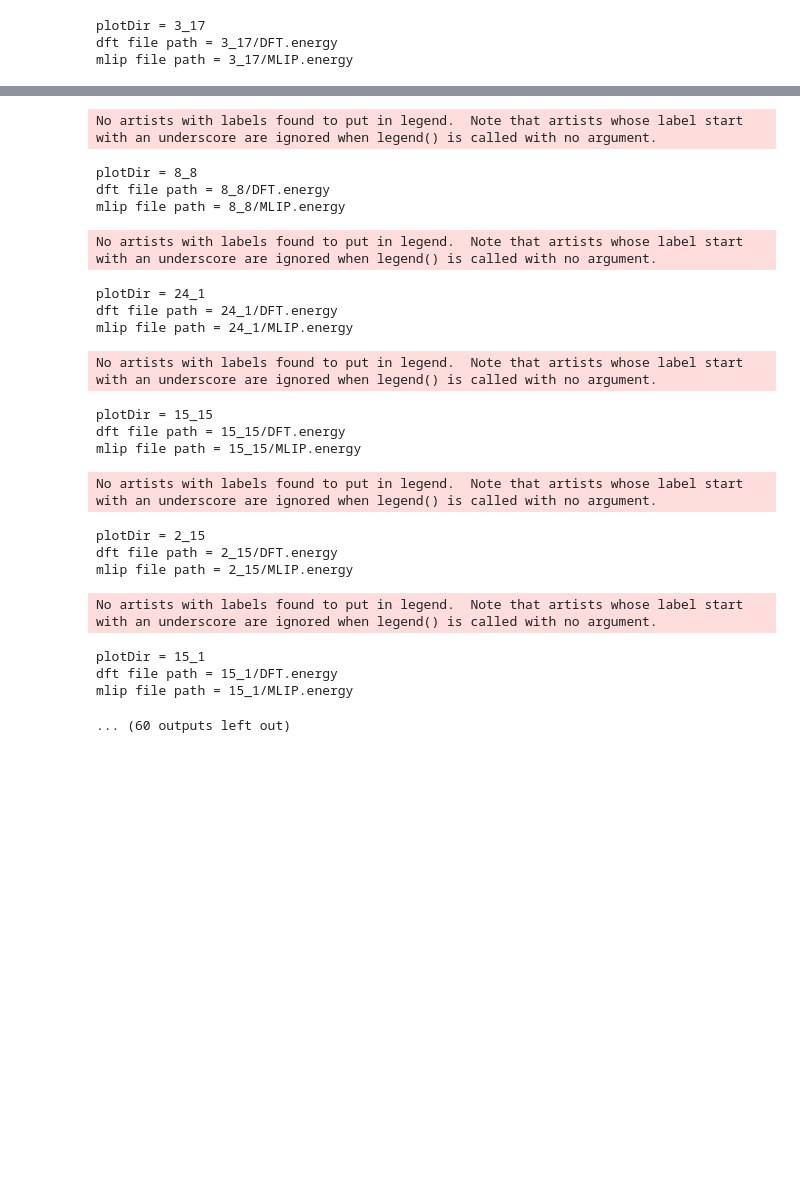
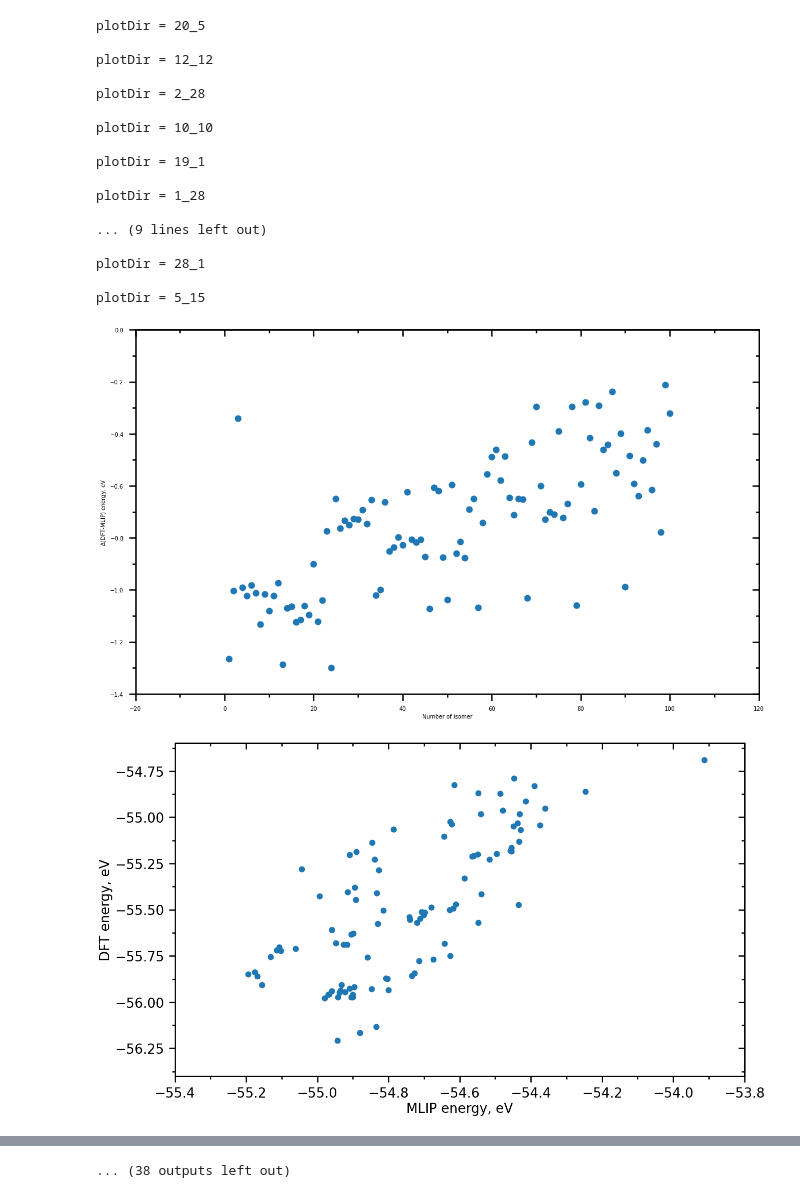
Before and after one commit to Mikluki/Plotting-projects, a Jupyter notebook: plotEnergy/validation/plot-DelteE-all.ipynb, the cells around one changed output, grey strips where cells are left out. Saved outputs shown, nothing was run; the diff lists cells and outputs as text; code cells hidden in the pictures; blank space fills up the shorter version.

```diff
--- a/plotEnergy/validation/plot-DelteE-all.ipynb
+++ b/plotEnergy/validation/plot-DelteE-all.ipynb
@@ -45,7 +45,7 @@ def read_file(fname): # read line after regex in file
         return np.asarray(data)
 
 
-def plot_in_dir(Samp):
+def plot_Delta_in_dir(Samp):
     plt.style.use('article-1x1.mplstyle')
     plt.rcParams.update(
         {'font.size': 26, 'lines.markersize': 22, 'lines.linewidth': 0, 'lines.marker': '.', })
@@ -63,8 +63,28 @@ def plot_in_dir(Samp):
     add_axes(ax, minor_locator=2)
     # ax.legend(framealpha=0)
 
-    name = os.path.join(Samp.dir,'%s-DeltaEnergy.png' % Samp.dir)
-    plt.savefig(name, facecolor='white', bbox_inches='tight')
+    path = os.path.join(Samp.dir,'%s-DeltaEnergy.png' % Samp.dir)
+    plt.savefig(path, facecolor='white', bbox_inches='tight')
+
+
+def plot_Energies_in_dir(Samp):
+    plt.style.use('article-1x1.mplstyle')
+    plt.rcParams.update(
+        {'font.size': 26, 'lines.markersize': 22, 'lines.linewidth': 0, 'lines.marker': '.', })
+
+    fig, ax = plt.subplots(figsize=(20, 12))
+
+    ax.plot(Samp.mlipEnergy, Samp.dftEnergy)
+
+    # ax.set_xlim(-10, 110)
+    # ax.set_ylim(0, None)
+    ax.set_ylabel(r'DFT energy, eV')
+    ax.set_xlabel(r'MLIP energy, eV')
+    add_axes(ax, minor_locator=2)
+    # ax.legend(framealpha=0)
+
+    path = os.path.join(Samp.dir, '%s-mlipE-dftE-vs.png' % Samp.dir)
+    plt.savefig(path, facecolor='white', bbox_inches='tight')
 # %%
 class Sample:
     # Constructor
@@ -140,5 +160,6 @@ Directories inside:
 # %%
 for pltDir in Dirs:
     Samp = Sample(pltDir)
-    plot_in_dir(Samp)
+    plot_Delta_in_dir(Samp)
+    plot_Energies_in_dir(Samp)
 # %% [output]
@@ -146,3 +183,19 @@ No artists with labels found to put in legend.  Note that artists whose label st
-plotDir = 3_17
-dft file path = 3_17/DFT.energy
-mlip file path = 3_17/MLIP.energy
+plotDir = 20_5
+
+plotDir = 12_12
+
+plotDir = 2_28
+
+plotDir = 10_10
+
+plotDir = 19_1
+
+plotDir = 1_28
+
+... (9 lines left out)
+
+plotDir = 28_1
+
+plotDir = 5_15
+[figure, added]
+[figure, added]
@@ -149,21 +210 @@ mlip file path = 3_17/MLIP.energy
-No artists with labels found to put in legend.  Note that artists whose label start with an underscore are ignored when legend() is called with no argument.
+... (38 outputs left out)
-plotDir = 8_8
-dft file path = 8_8/DFT.energy
-mlip file path = 8_8/MLIP.energy
-No artists with labels found to put in legend.  Note that artists whose label start with an underscore are ignored when legend() is called with no argument.
-plotDir = 24_1
-dft file path = 24_1/DFT.energy
-mlip file path = 24_1/MLIP.energy
-No artists with labels found to put in legend.  Note that artists whose label start with an underscore are ignored when legend() is called with no argument.
-plotDir = 15_15
-dft file path = 15_15/DFT.energy
-mlip file path = 15_15/MLIP.energy
-No artists with labels found to put in legend.  Note that artists whose label start with an underscore are ignored when legend() is called with no argument.
-plotDir = 2_15
-dft file path = 2_15/DFT.energy
-mlip file path = 2_15/MLIP.energy
-No artists with labels found to put in legend.  Note that artists whose label start with an underscore are ignored when legend() is called with no argument.
-plotDir = 15_1
-dft file path = 15_1/DFT.energy
-mlip file path = 15_1/MLIP.energy
-... (60 outputs left out)
```
Also changed, not shown: parts of 3 cells of this notebook, 26 other files.
